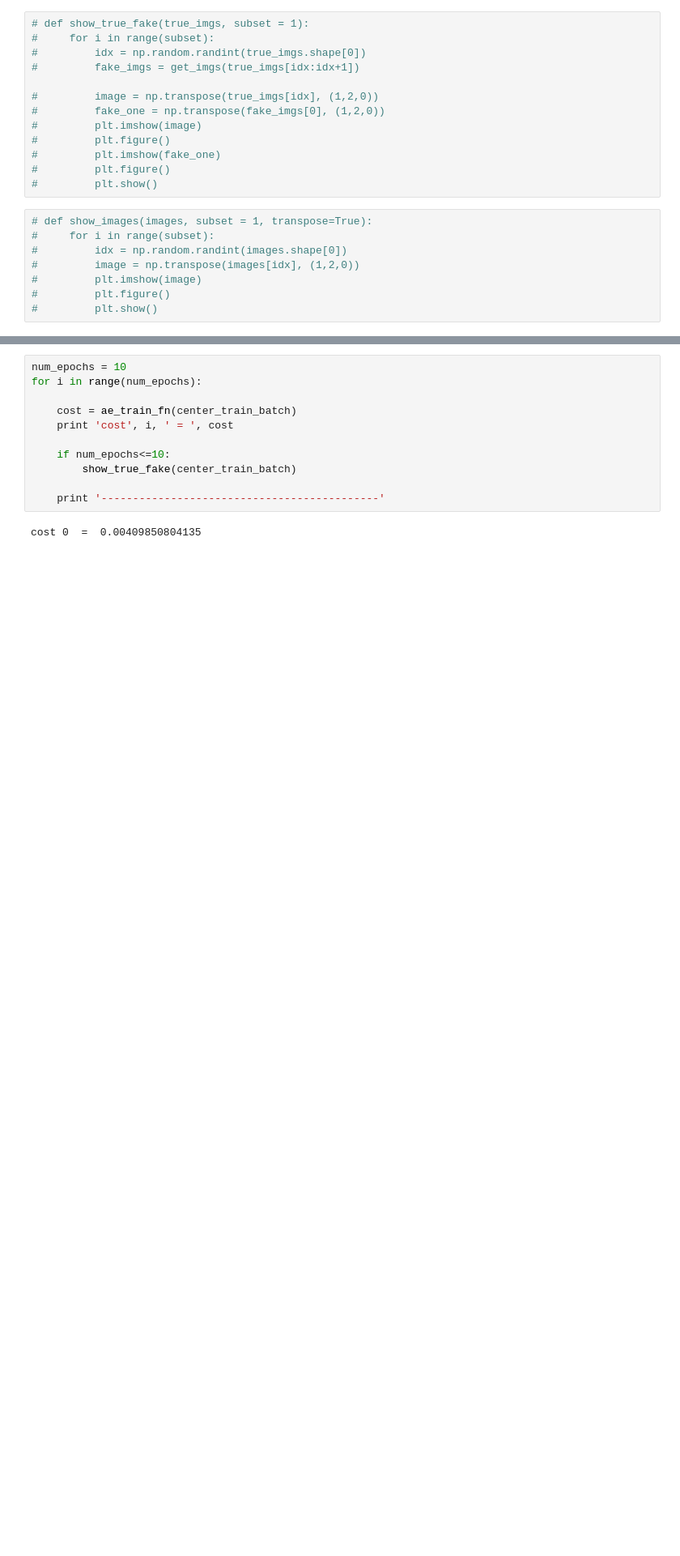
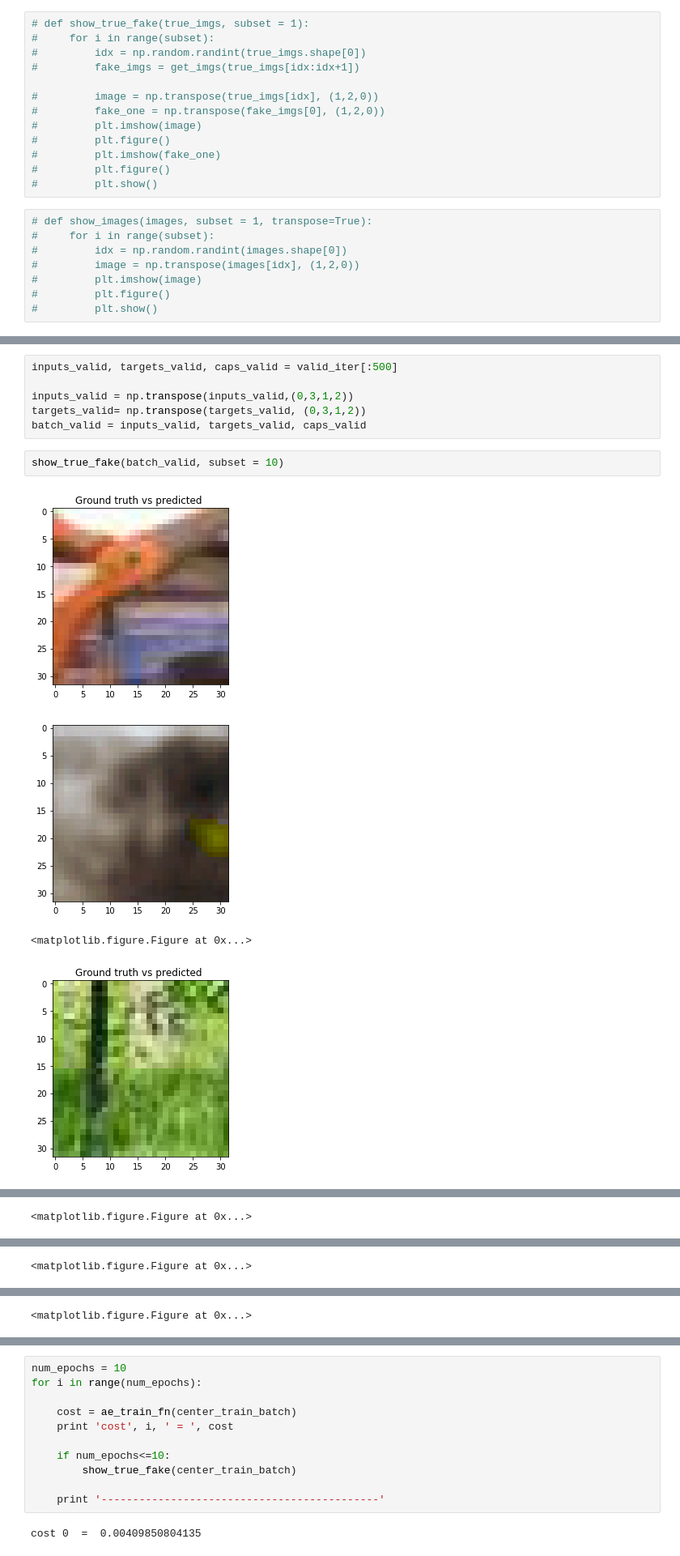
Before and after one commit to StephanieLarocque/ift6266_project, a Jupyter notebook: train_autoencoder.ipynb, the cells around one changed output, grey strips where cells are left out. Shown at 81% size. Cells and saved outputs as stored; diff of their text form; blank space fills up the shorter version.

```diff
--- a/train_autoencoder.ipynb
+++ b/train_autoencoder.ipynb
@@ -238,0 +277,13 @@ def show_true_fake(batch, subset = 1):
+# %%
+inputs_valid, targets_valid, caps_valid = valid_iter[:500]
+
+inputs_valid = np.transpose(inputs_valid,(0,3,1,2))
+targets_valid= np.transpose(targets_valid, (0,3,1,2))
+batch_valid = inputs_valid, targets_valid, caps_valid
+# %%
+show_true_fake(batch_valid, subset = 10)
+# %% [output]
+[figure, added]
+[figure, added]
+<matplotlib.figure.Figure at 0x...>
+[figure, added]
@@ -238,0 +291 @@ def show_true_fake(batch, subset = 1):
+<matplotlib.figure.Figure at 0x...>
@@ -238,0 +294 @@ def show_true_fake(batch, subset = 1):
+<matplotlib.figure.Figure at 0x...>
@@ -238,0 +297 @@ def show_true_fake(batch, subset = 1):
+<matplotlib.figure.Figure at 0x...>
```
Also changed, not shown: parts of 28 cells of this notebook.
